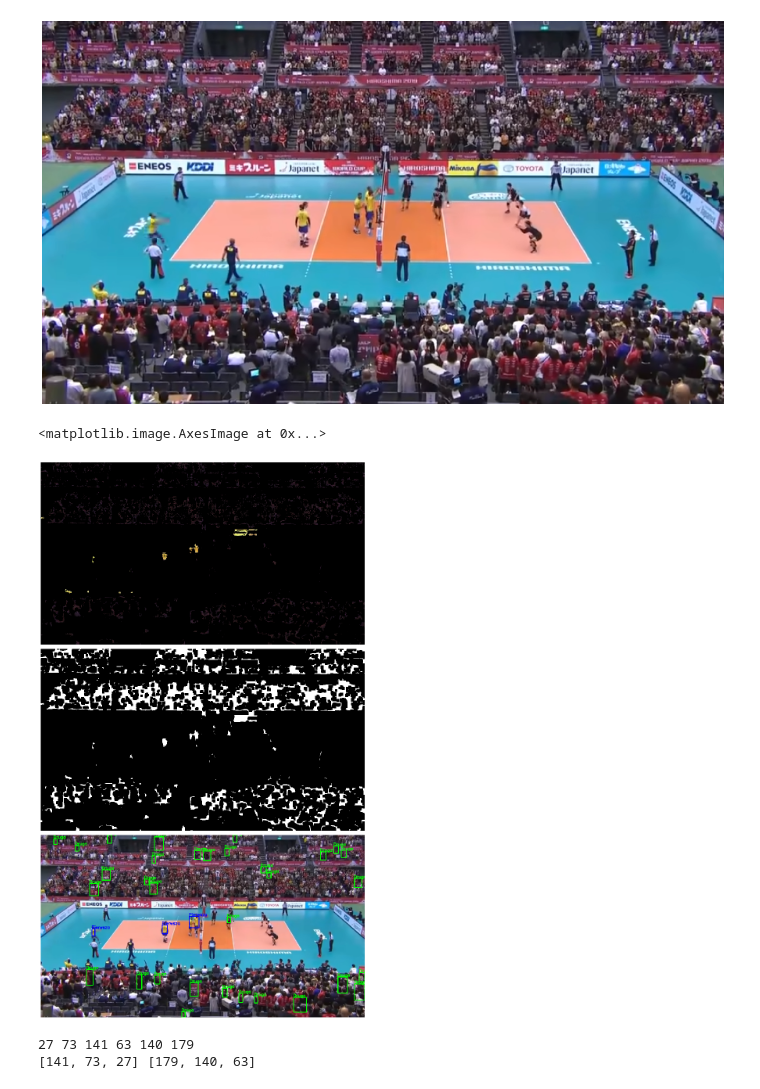
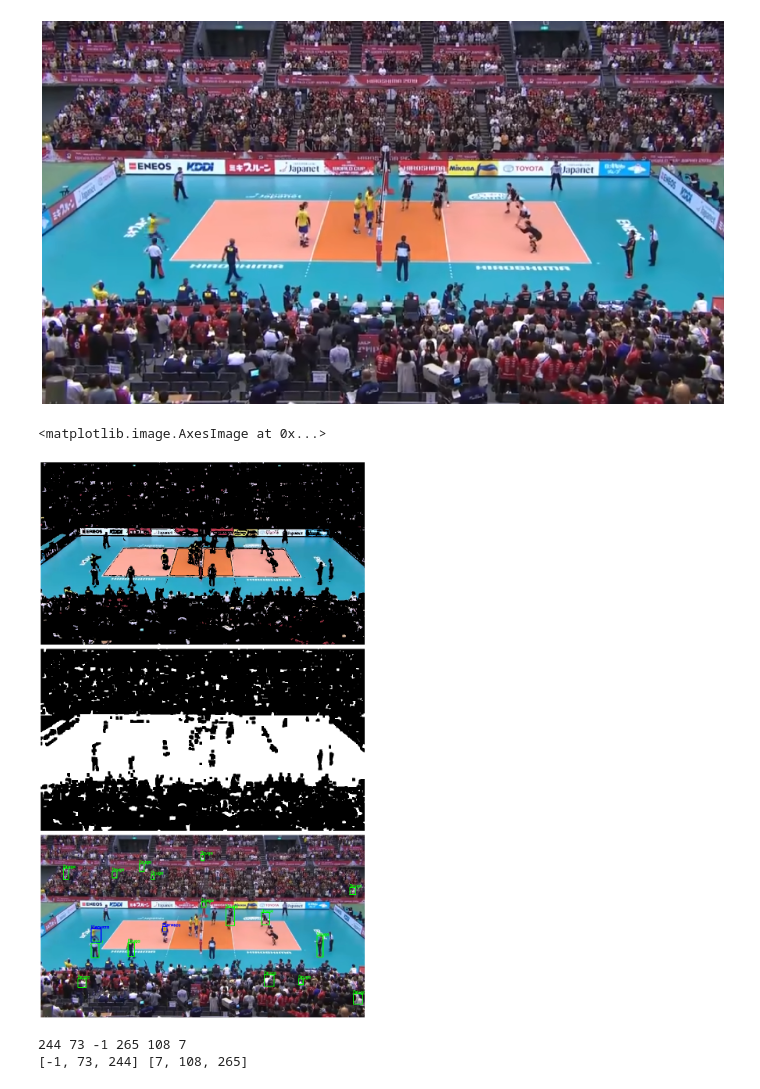
Before and after one commit to mareksubocz/Beaver, a Jupyter notebook: projekt.ipynb, the cells around one changed output. Saved outputs shown, nothing was run; the diff lists cells and outputs as text; code cells hidden in the pictures.

```diff
--- a/projekt.ipynb
+++ b/projekt.ipynb
@@ -36,27 +36,13 @@ hsv = cv2.cvtColor(img,cv2.COLOR_BGR2HSV)
 
 
 
+
+
+
+
+#Manual HSV limits for colors, first two are colors of shirts of both teams
 lowerLimit= []
 upperLimit= []
-
-
-#stare, ręcznie robione
-
-'''colortable = []
-colortable.append([230,200,100])
-colortable.append([10,0,10])
-colortable.append([230,130,80])
-colortable.append([100,170,190])
-colortable.append([250,170,160])
-colortable.append([230,240,250])
-colortable.append([255,255,255])
-for colorbgr in colortable:
-    color = np.uint8([[colorbgr]])
-    hsvcolor = cv2.cvtColor(color, cv2.COLOR_BGR2HSV)
-    lowerLimit.append([hsvcolor[0][0][0] - 10, 100, 100])
-    upperLimit.append([hsvcolor[0][0][0] + 10, 255, 255])
-'''
-#Manual HSV limits for colors, first two are colors of shirts of both teams
 lowerLimit.append([16, 72, 164] )
 upperLimit.append([36, 204, 239])
 lowerLimit.append([141, 73, 27] )
@@ -74,6 +60,9 @@ lowerLimit.append([171, 153, 128])
 upperLimit.append( [182, 197, 217])
 lowerLimit.append([2, 36, 175])
 upperLimit.append( [104, 132, 265])
+lowerLimit.append([4, 0, 173])
+upperLimit.append( [173, 55, 245])
+
 
 
 
@@ -84,7 +73,7 @@ mask = 0
 #lowerlimit[x] upperlimit[x]
 #x = 0 || 1 => team colors
 #x > 1 => background (hopefully won't be needed)
-for i in range(0,2):
+for i in range(2,len(lowerLimit)):
     maskpart = cv2.inRange(hsv, np.array(lowerLimit[i]), np.array(upperLimit[i]))
     mask += maskpart
 #Do masking
@@ -119,38 +108,38 @@ for c in contours:
 			if(100>w>15 and 150>h>= 30):
 				idx = idx+1
 				player_img = img[y:y+h,x:x+w]
 				player_hsv = cv2.cvtColor(player_img,cv2.COLOR_BGR2HSV)
 				#First set
 				maskfirst = cv2.inRange(player_hsv, np.array(lowerLimit[0]), np.array(upperLimit[0]))
 				res1 = cv2.bitwise_and(player_img, player_img, mask=maskfirst)
 				res1 = cv2.cvtColor(res1,cv2.COLOR_HSV2BGR)
 				res1 = cv2.cvtColor(res1,cv2.COLOR_BGR2GRAY)
-				nzCount = cv2.countNonZero(res1)
+				nzCountone = cv2.countNonZero(res1)
 				#Second set
 				masksecond = cv2.inRange(player_hsv, np.array(lowerLimit[1]), np.array(upperLimit[1]))
 				res2 = cv2.bitwise_and(player_img, player_img, mask=masksecond)
 				res2 = cv2.cvtColor(res2,cv2.COLOR_HSV2BGR)
 				res2 = cv2.cvtColor(res2,cv2.COLOR_BGR2GRAY)
-				nzCountred = cv2.countNonZero(res2)
+				nzCounttwo = cv2.countNonZero(res2)
 
-				if(nzCount >= 20):
+				if(nzCountone >= 20):
 					#Mark first
 					cv2.putText(img, 'Pierwsza', (x-2, y-2), font, 0.8, (255,0,0), 2, cv2.LINE_AA)
 					cv2.rectangle(img,(x,y),(x+w,y+h),(255,0,0),3)
 				else:
 					pass
-				if(nzCountred>=20):
+				if(nzCounttwo >= 20):
 					#Mark second
 					cv2.putText(img, 'Druga', (x-2, y-2), font, 0.8, (0,255,0), 2, cv2.LINE_AA)
 					cv2.rectangle(img,(x,y),(x+w,y+h),(0,255,0),3)
 				else:
 					pass
 sp=plt.subplot(3, 1, 3)
 sp.axis('off')
 io.imshow(cv2.cvtColor(img, cv2.COLOR_BGR2RGB))
 # %% [output]
 <matplotlib.image.AxesImage at 0x...>
-[figure, old version]
+[figure, new version]
 # %%
 #Szukanie kolorków w zakresach HSV
 
@@ -168,7 +157,7 @@ def on_mouse_click (event, x, y, flags, frame):
 #capture = cv2.VideoCapture(0)
 
 while True:
-    frame = cv2.imread('field.jpg')
+    frame = cv2.imread('field2.jpg')
     hsv = cv2.cvtColor(frame, cv2.COLOR_BGR2HSV)
     if colors:
         cv2.putText(hsv, str(colors[-1]), (10, 50), cv2.FONT_HERSHEY_PLAIN, 2, (0, 0, 0), 2)
@@ -197,5 +186,5 @@ lb = [minb,ming,minr]
 ub = [maxb,maxg,maxr]
 print (lb, ub)
 # %% [output]
-27 73 141 63 140 179
-[141, 73, 27] [179, 140, 63]
+244 73 -1 265 108 7
+[-1, 73, 244] [7, 108, 265]
```
Also changed, not shown: parts of 2 cells of this notebook, 3 other files.
